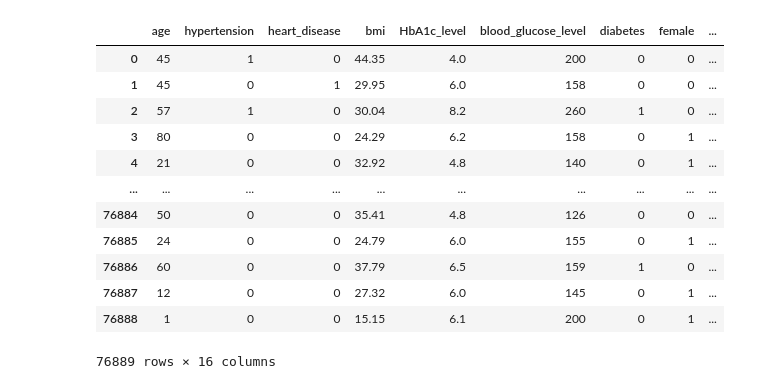
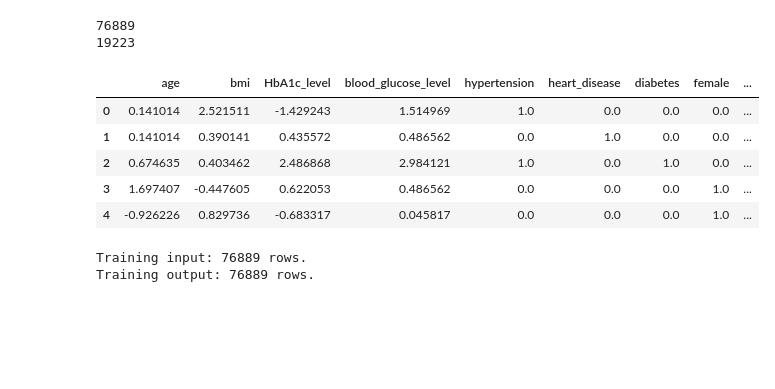
Before and after one commit to raygomez16/data309_datasciencecapstoneproject_diabetesprediction, a Jupyter notebook: 02_ANN_modeling.ipynb, the cells around one changed output. Saved outputs shown, nothing was run; the diff lists cells and outputs as text; code cells hidden in the pictures; blank space fills up the shorter version.

```diff
--- a/02_ANN_modeling.ipynb
+++ b/02_ANN_modeling.ipynb
@@ -3,19 +5,45 @@ import pandas as pd
 
 train = pd.read_csv("train.csv")
 test = pd.read_csv("test.csv")
-# %%
-train
-# %% [output]
-|  | age | hypertension | heart_disease | bmi | HbA1c_level | blood_glucose_level | diabetes | female | ... |
-| 0 | 45 | 1 | 0 | 44.35 | 4.0 | 200 | 0 | 0 | ... |
-| 1 | 45 | 0 | 1 | 29.95 | 6.0 | 158 | 0 | 0 | ... |
-| 2 | 57 | 1 | 0 | 30.04 | 8.2 | 260 | 1 | 0 | ... |
-| 3 | 80 | 0 | 0 | 24.29 | 6.2 | 158 | 0 | 1 | ... |
-| 4 | 21 | 0 | 0 | 32.92 | 4.8 | 140 | 0 | 1 | ... |
-| ... | ... | ... | ... | ... | ... | ... | ... | ... | ... |
-| 76884 | 50 | 0 | 0 | 35.41 | 4.8 | 126 | 0 | 0 | ... |
-| 76885 | 24 | 0 | 0 | 24.79 | 6.0 | 155 | 0 | 1 | ... |
-| 76886 | 60 | 0 | 0 | 37.79 | 6.5 | 159 | 1 | 0 | ... |
-| 76887 | 12 | 0 | 0 | 27.32 | 6.0 | 145 | 0 | 1 | ... |
-| 76888 | 1 | 0 | 0 | 15.15 | 6.1 | 200 | 0 | 1 | ... |
-76889 rows × 16 columns
+# %%
+print(len(train))
+print(len(test))
+# %% [output]
+76889
+19223
+# %%
+from sklearn.preprocessing import StandardScaler
+from sklearn.compose import ColumnTransformer
+from sklearn.pipeline import Pipeline
+
+# Identify binary columns and continuous columns for scaling
+
+binary_cols = [c for c in train.columns if set(pd.unique(train[c].dropna())) <= {0, 1}]
+cont_cols   = [c for c in train.columns if c not in binary_cols]
+
+preprocess = ColumnTransformer(
+    transformers=[
+        ("scale", StandardScaler(), cont_cols),
+        ("keep_bin", "passthrough", binary_cols),
+    ]
+)
+
+# Fitting the data (it becomes an array)
+
+train_scaled_array = preprocess.fit_transform(train)
+test_scaled_array = preprocess.transform(test)
+
+# Convert the arrays back into dataframes
+
+new_cols = cont_cols + binary_cols
+train_scaled = pd.DataFrame(train_scaled_array, columns=new_cols, index=train.index)
+test_scaled  = pd.DataFrame(test_scaled_array,  columns=new_cols, index=test.index)
+# %%
+train_scaled.head()
+# %% [output]
+|  | age | bmi | HbA1c_level | blood_glucose_level | hypertension | heart_disease | diabetes | female | ... |
+| 0 | 0.141014 | 2.521511 | -1.429243 | 1.514969 | 1.0 | 0.0 | 0.0 | 0.0 | ... |
+| 1 | 0.141014 | 0.390141 | 0.435572 | 0.486562 | 0.0 | 1.0 | 0.0 | 0.0 | ... |
+| 2 | 0.674635 | 0.403462 | 2.486868 | 2.984121 | 1.0 | 0.0 | 1.0 | 0.0 | ... |
+| 3 | 1.697407 | -0.447605 | 0.622053 | 0.486562 | 0.0 | 0.0 | 0.0 | 1.0 | ... |
+| 4 | -0.926226 | 0.829736 | -0.683317 | 0.045817 | 0.0 | 0.0 | 0.0 | 1.0 | ... |
@@ -21,0 +58,6 @@ train
+# %%
+print(f'Training input: {len(train_input)} rows.')
+print(f'Training output: {len(train_output)} rows.')
+# %% [output]
+Training input: 76889 rows.
+Training output: 76889 rows.
```
Also changed, not shown: parts of 7 cells of this notebook, 2 other files.
